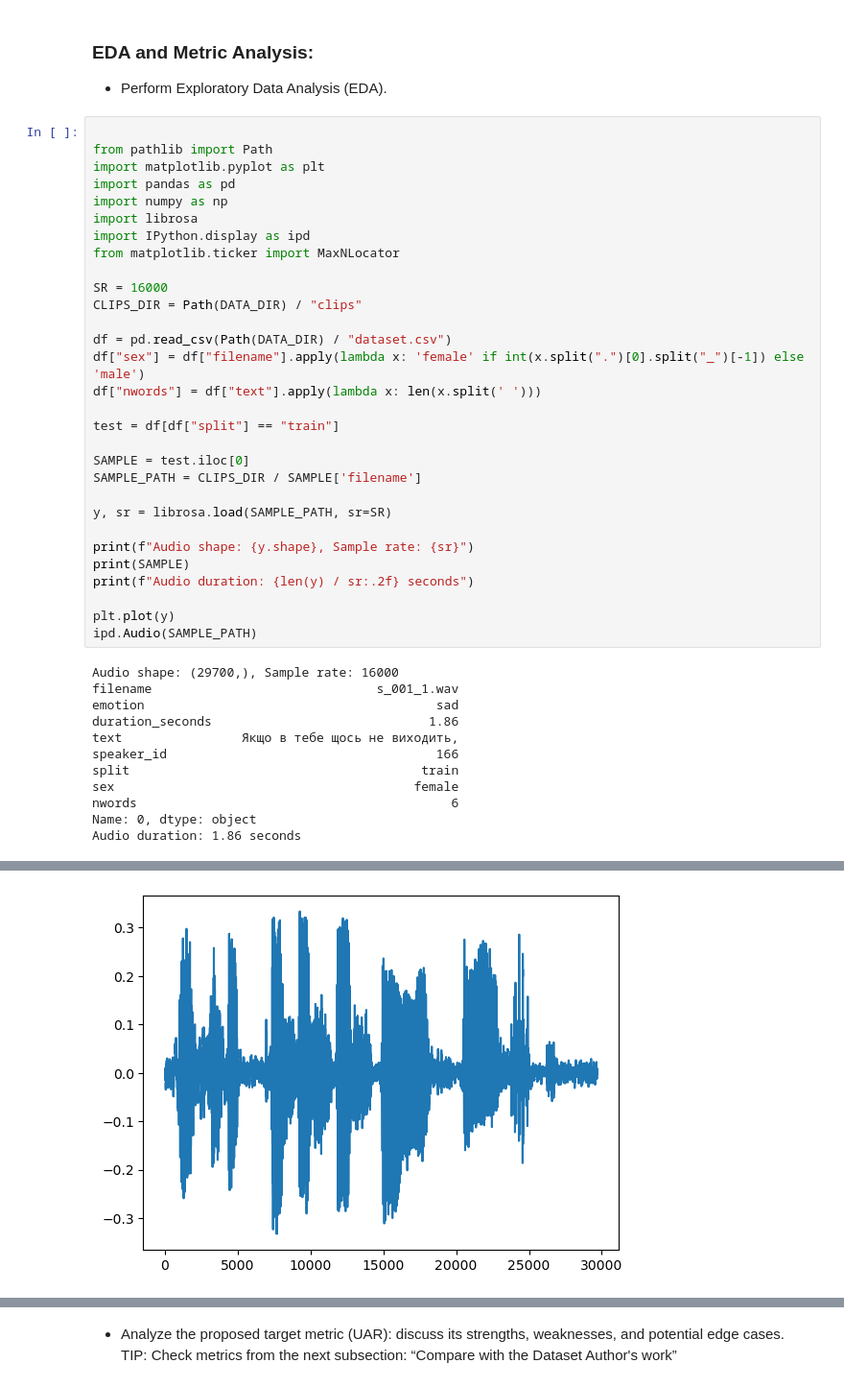
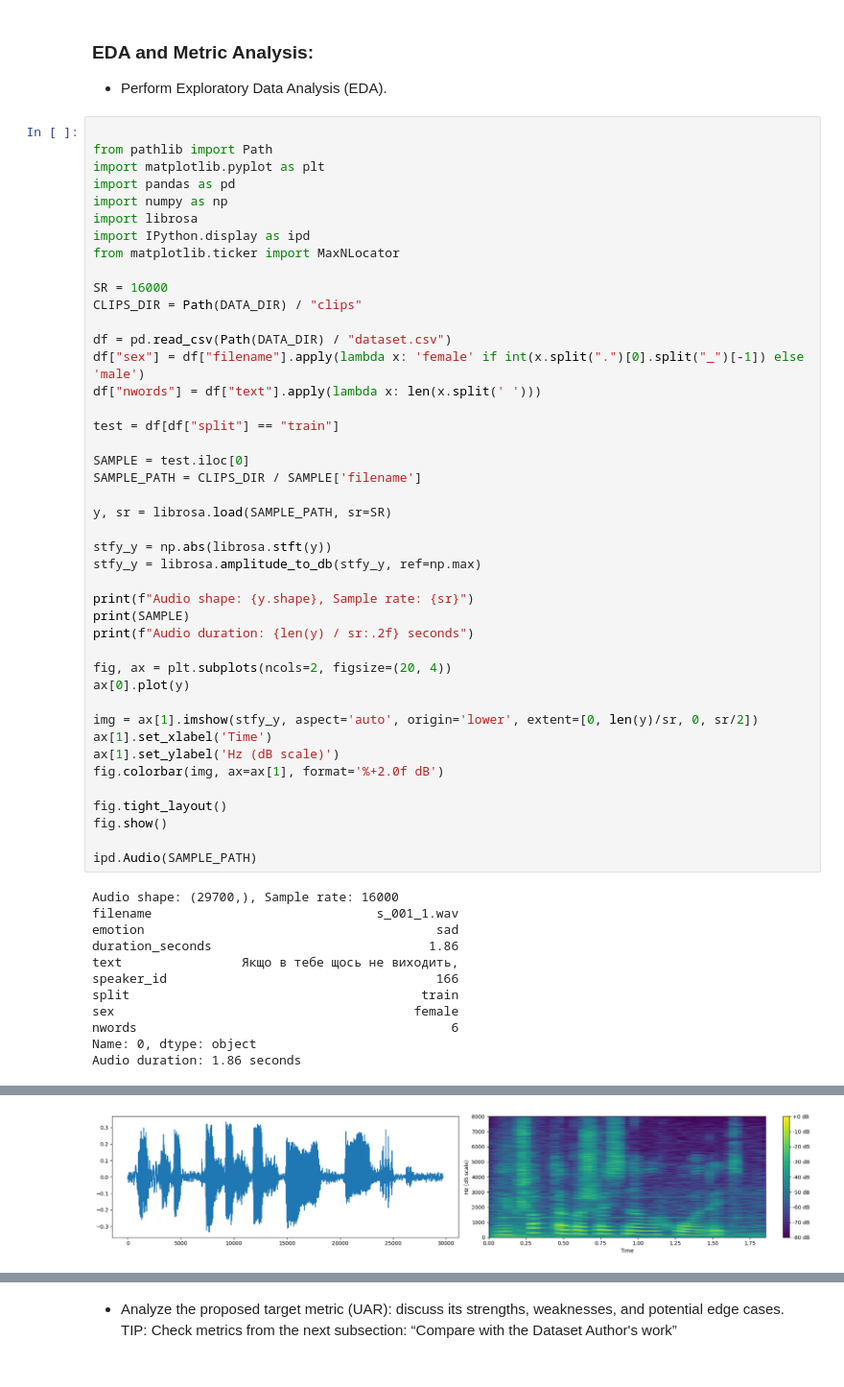
Before and after one commit to ALEGATOR1209/kse-deep-audio-lab1, a Jupyter notebook: lab1.ipynb, the cells around one changed output, grey strips where cells are left out. Shown at 96% size. Saved outputs shown, nothing was run; the diff lists cells and outputs as text.

```diff
--- a/lab1.ipynb
+++ b/lab1.ipynb
@@ -54,35 +52,48 @@ CLIPS_DIR = Path(DATA_DIR) / "clips"
 
 df = pd.read_csv(Path(DATA_DIR) / "dataset.csv")
 df["sex"] = df["filename"].apply(lambda x: 'female' if int(x.split(".")[0].split("_")[-1]) else 'male')
 df["nwords"] = df["text"].apply(lambda x: len(x.split(' ')))
 
 test = df[df["split"] == "train"]
 
 SAMPLE = test.iloc[0]
 SAMPLE_PATH = CLIPS_DIR / SAMPLE['filename']
 
 y, sr = librosa.load(SAMPLE_PATH, sr=SR)
 
+stfy_y = np.abs(librosa.stft(y))
+stfy_y = librosa.amplitude_to_db(stfy_y, ref=np.max)
+
 print(f"Audio shape: {y.shape}, Sample rate: {sr}")
 print(SAMPLE)
 print(f"Audio duration: {len(y) / sr:.2f} seconds")
 
-plt.plot(y)
+fig, ax = plt.subplots(ncols=2, figsize=(20, 4))
+ax[0].plot(y)
+
+img = ax[1].imshow(stfy_y, aspect='auto', origin='lower', extent=[0, len(y)/sr, 0, sr/2])
+ax[1].set_xlabel('Time')
+ax[1].set_ylabel('Hz (dB scale)')
+fig.colorbar(img, ax=ax[1], format='%+2.0f dB')
+
+fig.tight_layout()
+fig.show()
+
 ipd.Audio(SAMPLE_PATH)
 # %% [output]
 Audio shape: (29700,), Sample rate: 16000
 filename                              s_001_1.wav
 emotion                                       sad
 duration_seconds                             1.86
 text                Якщо в тебе щось не виходить,
 speaker_id                                    166
 split                                       train
 sex                                        female
 nwords                                          6
 Name: 0, dtype: object
 Audio duration: 1.86 seconds
 [interactive output not drawn]
-[figure, old version]
+[figure, new version]
 # %%
 by_sex = df.groupby('sex').size().reset_index(name='counts')
 by_emotion = df.groupby('emotion').size().reset_index(name='counts')
```
Also changed, not shown: parts of 3 cells of this notebook.
